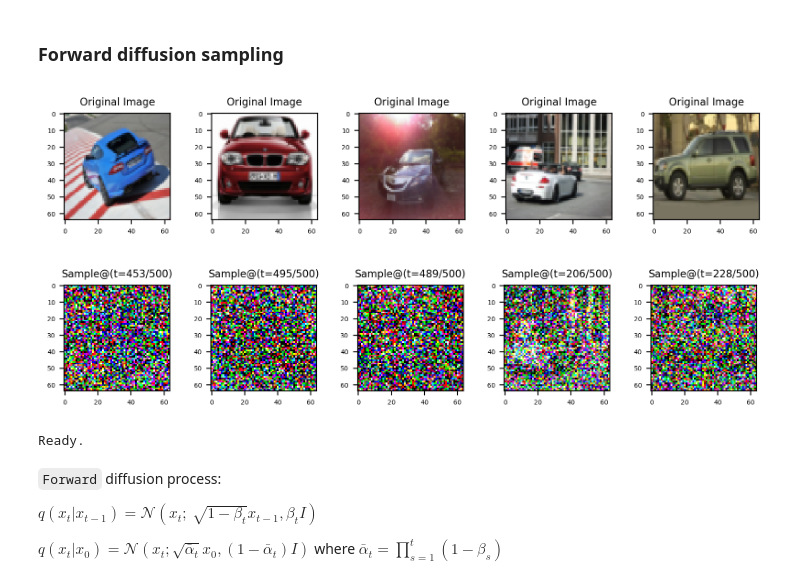
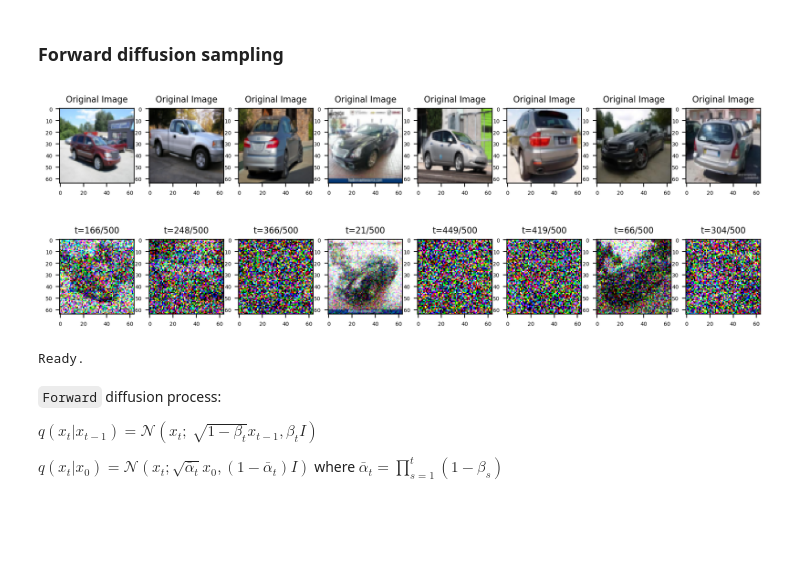
Before and after one commit to sjchoi86/yet-another-diffusion-models, a Jupyter notebook: code/demo_forward_diffusion.ipynb, the cells around one changed output. Drawn from its saved outputs; the diff is of its cells as text; code cells hidden in the pictures; blank space fills up the shorter version.

```diff
--- a/code/demo_forward_diffusion.ipynb
+++ b/code/demo_forward_diffusion.ipynb
@@ -75,7 +75,7 @@ Here, we modified $\beta_T$ to be $0.01$.
 # Precompute some constants for DDPM
 dc = {}
 dc['T'] = 500
-dc['betas'] = torch.linspace(start=1e-4,end=0.01,steps=dc['T']) # [T]
+dc['betas'] = torch.linspace(start=0.001,end=0.01,steps=dc['T']) # [T]
 dc['alphas'] = 1.0 - dc['betas'] # [T]
 dc['alphas_bar'] = torch.cumprod(dc['alphas'],axis=0) # [T]
 dc['alphas_bar_prev'] = torch.nn.functional.pad(dc['alphas_bar'][:-1],pad=(1,0),value=1.0) # [T]
@@ -130,32 +130,33 @@ Ready.
 # %%
 x_0 = next(iter(dataloader))[0] # [128 x 3 x 64 x 64]
 steps = torch.randint(low=0,high=dc['T'],size=(128,)) # [128]
 sqrt_alphas_bar_t = gather_and_reshape(
     values=dc['sqrt_alphas_bar'],steps=steps,x_shape=x_0.shape) # [128 x 1 x 1 x 1]
 sqrt_one_minus_alphas_bar_t = gather_and_reshape(
     values=dc['sqrt_one_minus_alphas_bar'],steps=steps,x_shape=x_0.shape) # [128 x 1 x 1 x 1]
 x_t_mean = sqrt_alphas_bar_t * x_0 # [128 x 3 x 64 x 64]
 x_t_std = sqrt_one_minus_alphas_bar_t # [128 x 3 x 64 x 64]
 noise = torch.randn_like(input=x_0) # [128 x 3 x 64 x 64]
 x_t = x_t_mean + x_t_std*noise # [128 x 3 x 64 x 64]
 x_t = x_t.clip(min=0.0,max=1.0) # clip values between 0.0 to 1.0
 # Plot
-plt.figure(figsize=(10,1.5))
-for img_idx in range(5):
-    plt.subplot(1,5,img_idx+1)
+n_img = 8
+plt.figure(figsize=(12,1.5))
+for img_idx in range(n_img):
+    plt.subplot(1,n_img,img_idx+1)
     plt.imshow(torch2np(x_0[img_idx]).transpose([1,2,0]))
     plt.title('Original Image',fontsize=8)
 plt.show()
-plt.figure(figsize=(10,1.5))
-for img_idx in range(5):
-    plt.subplot(1,5,img_idx+1)
+plt.figure(figsize=(12,1.5))
+for img_idx in range(n_img):
+    plt.subplot(1,n_img,img_idx+1)
     plt.imshow(torch2np(x_t[img_idx]).transpose([1,2,0]))
-    plt.title('Sample@(t=%d/%d)'%(torch2np(steps[img_idx]),dc['T']),fontsize=8)
+    plt.title('t=%d/%d'%(torch2np(steps[img_idx]),dc['T']),fontsize=8)
 plt.show()
 print ("Ready.")
 # %% [output]
-[figure, old version]
+[figure, new version]
-[figure, old version]
+[figure, new version]
 Ready.
 # %% [markdown]
 `Forward` diffusion process:
```
Also changed, not shown: parts of 5 cells of this notebook.
